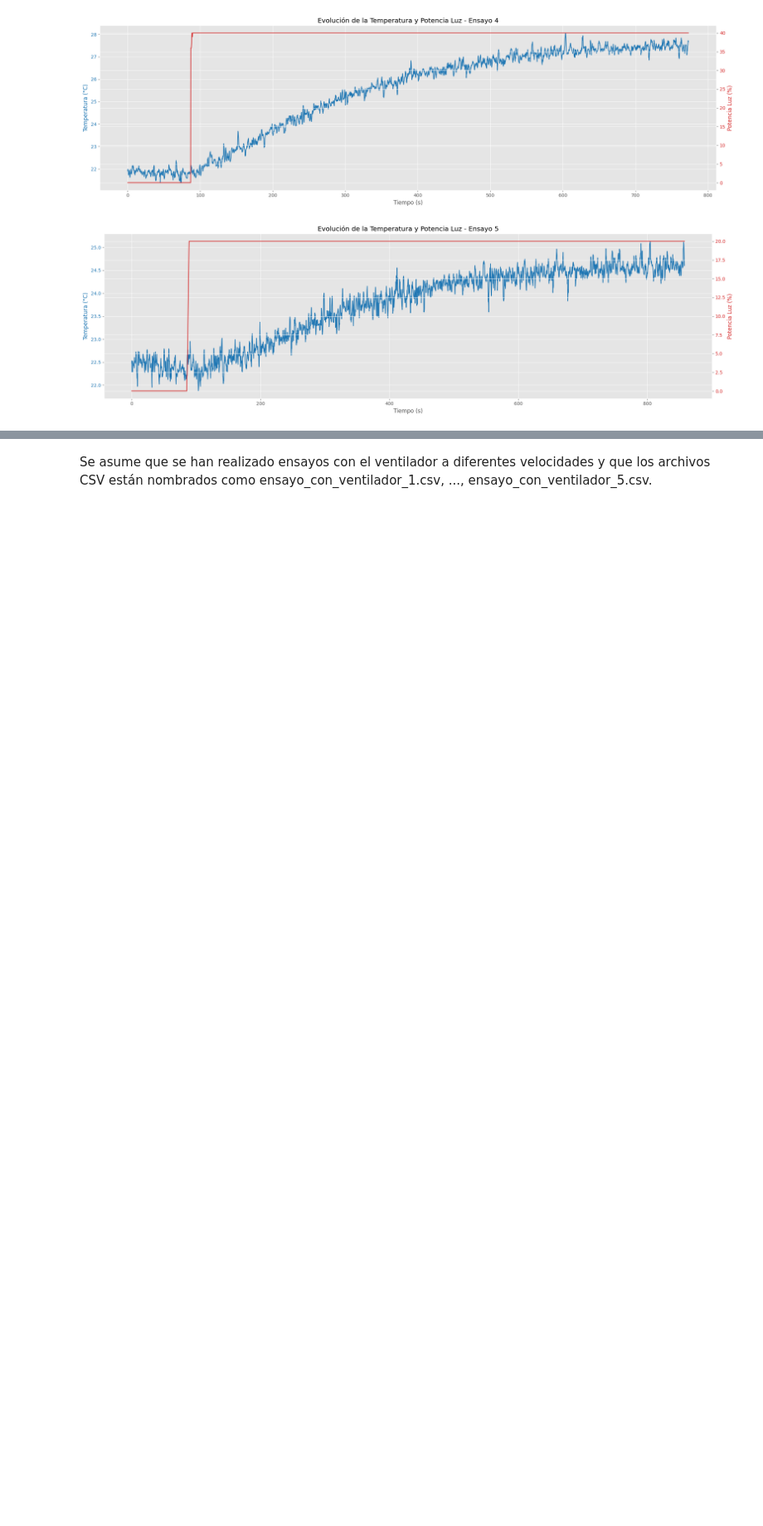
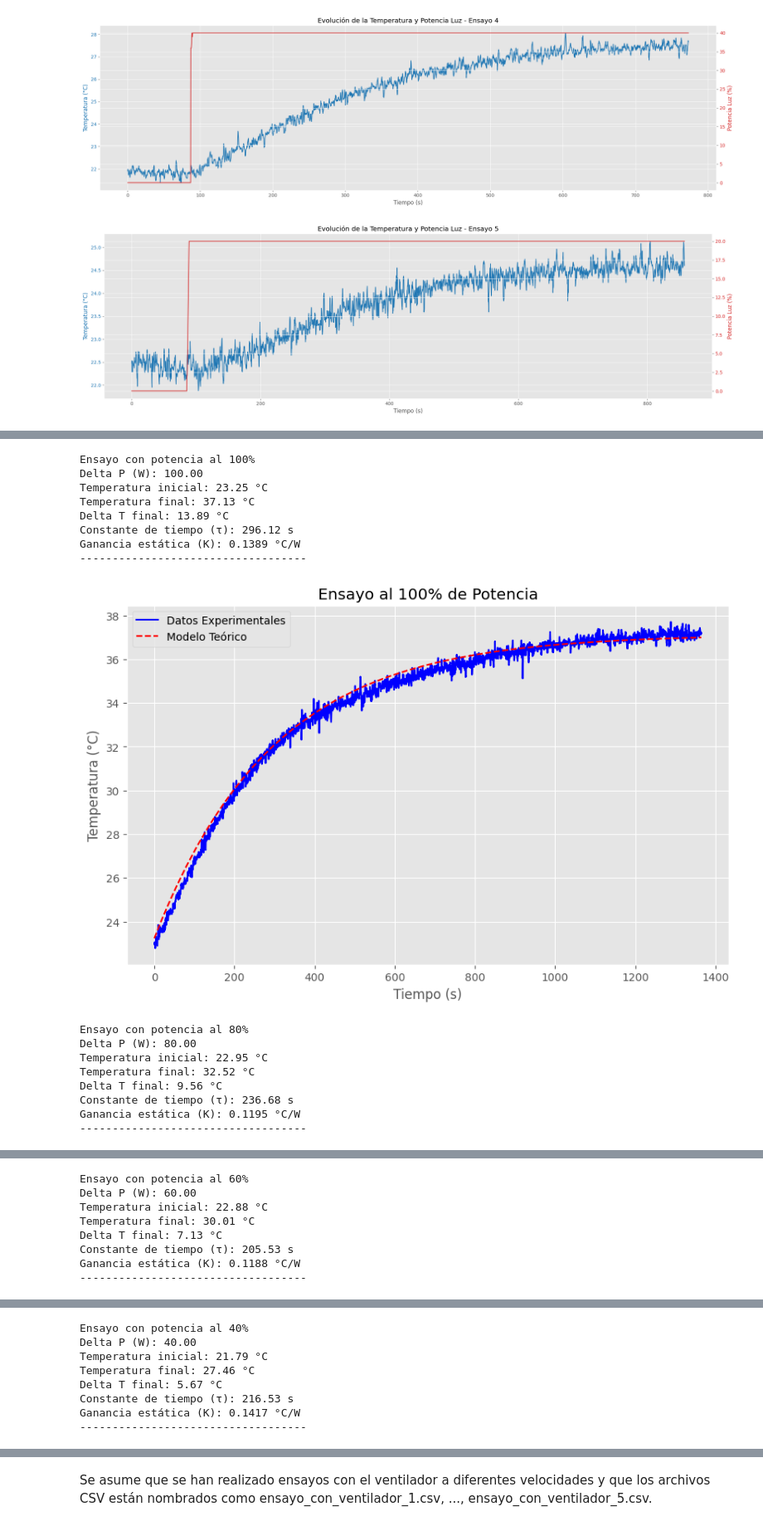
Before and after one commit to MaximilianoAntonio/incubator-prototype, a Jupyter notebook: Incbadora ino/vizualizador csv.ipynb, the cells around one changed output, grey strips where cells are left out. Shown at 83% size. Saved outputs shown, nothing was run; the diff lists cells and outputs as text; code cells hidden in the pictures; blank space fills up the shorter version.

```diff
--- a/Incbadora ino/vizualizador csv.ipynb
+++ b/Incbadora ino/vizualizador csv.ipynb
@@ -13,7 +13,7 @@ ensayos_sin_ventilador = []
 
 # Leer los archivos CSV de los ensayos sin ventilador
 for i in range(1, 6):
-    archivo = f'CSV registros/ensayo_sin_ventilador_{i}.csv'
+    archivo = f'CSV registros/Ensayos sin ventilador/ensayo_sin_ventilador_{i}.csv'
     df = pd.read_csv(archivo, encoding='latin1')  # Specify the encoding
     #empieza desde el segundo 80
     ensayos_sin_ventilador.append(df)
@@ -287,0 +52,9 @@ for i, ensayo in enumerate(ensayos):
+# %%
+# Potencia máxima del calefactor en W (ajusta este valor según tu sistema)
+P_max = 100  # Reemplaza con el valor real si es diferente
+
+# Porcentajes de potencia para cada ensayo
+porcentajes_potencia = [100, 80, 60, 40, 20]
+
+# Lista para almacenar los DataFrames de cada ensayo
+ensayos_sin_ventilador = []
@@ -287,0 +117,39 @@ for i, ensayo in enumerate(ensayos):
+# %%
+# Listas para almacenar los resultados
+K_list = []
+tau_list = []
+
+for i, df in enumerate(ensayos_sin_ventilador):
+    porcentaje_potencia = porcentajes_potencia[i]
+    K, tau = procesar_ensayo(df, porcentaje_potencia, P_max)
+    K_list.append(K)
+    tau_list.append(tau)
+
+# Eliminar posibles valores NaN
+K_list_clean = [k for k in K_list if not np.isnan(k)]
+tau_list_clean = [t for t in tau_list if not np.isnan(t)]
+
+# Calcular promedios
+K_promedio = np.mean(K_list_clean)
+tau_promedio = np.mean(tau_list_clean)
+
+print(f'Ganancia estática promedio (K): {K_promedio:.4f} °C/W')
+print(f'Constante de tiempo promedio (τ): {tau_promedio:.2f} s')
+# %% [output]
+Ensayo con potencia al 100%
+Delta P (W): 100.00
+Temperatura inicial: 23.25 °C
+Temperatura final: 37.13 °C
+Delta T final: 13.89 °C
+Constante de tiempo (τ): 296.12 s
+Ganancia estática (K): 0.1389 °C/W
+-----------------------------------
+[figure, added]
+Ensayo con potencia al 80%
+Delta P (W): 80.00
+Temperatura inicial: 22.95 °C
+Temperatura final: 32.52 °C
+Delta T final: 9.56 °C
+Constante de tiempo (τ): 236.68 s
+Ganancia estática (K): 0.1195 °C/W
+-----------------------------------
@@ -287,0 +157,8 @@ for i, ensayo in enumerate(ensayos):
+Ensayo con potencia al 60%
+Delta P (W): 60.00
+Temperatura inicial: 22.88 °C
+Temperatura final: 30.01 °C
+Delta T final: 7.13 °C
+Constante de tiempo (τ): 205.53 s
+Ganancia estática (K): 0.1188 °C/W
+-----------------------------------
@@ -287,0 +166,8 @@ for i, ensayo in enumerate(ensayos):
+Ensayo con potencia al 40%
+Delta P (W): 40.00
+Temperatura inicial: 21.79 °C
+Temperatura final: 27.46 °C
+Delta T final: 5.67 °C
+Constante de tiempo (τ): 216.53 s
+Ganancia estática (K): 0.1417 °C/W
+-----------------------------------
```
Also changed, not shown: parts of 15 cells of this notebook, 21 other files.
